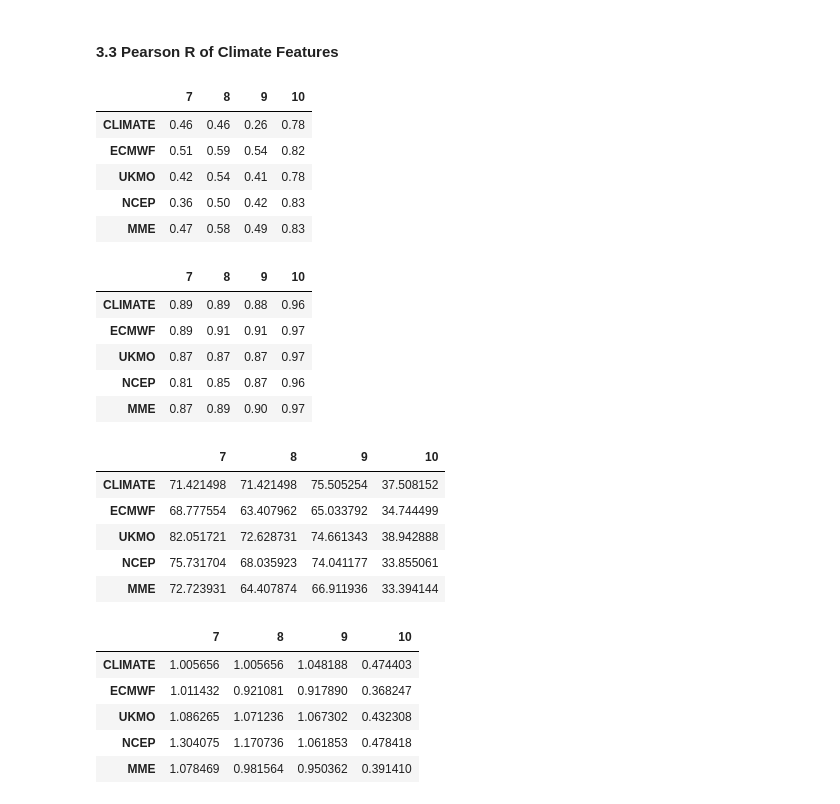
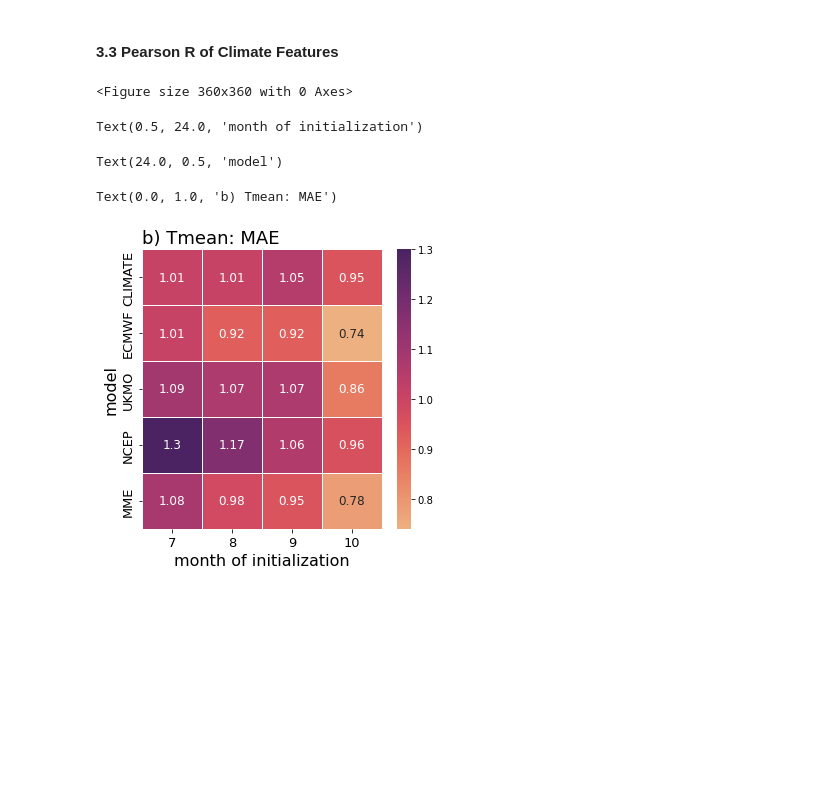
Before and after one commit to mzachow/wheat-yield-forecast-brazil, a Jupyter notebook: figures_for_manuscript.ipynb, the cells around one changed output. Saved outputs shown, nothing was run; the diff lists cells and outputs as text; code cells hidden in the pictures; blank space fills up the shorter version.

Commit message:
updates on figures

```diff
--- a/figures_for_manuscript.ipynb
+++ b/figures_for_manuscript.ipynb
@@ -227,32 +158,36 @@ for m in ["CLIMATE", "ECMWF", "UKMO", "NCEP", "MME"]:
-# %%
-results_rain.round(2)
-results_tmean.round(2)
-# %% [output]
-|  | 7 | 8 | 9 | 10 |
-| CLIMATE | 0.46 | 0.46 | 0.26 | 0.78 |
-| ECMWF | 0.51 | 0.59 | 0.54 | 0.82 |
-| UKMO | 0.42 | 0.54 | 0.41 | 0.78 |
-| NCEP | 0.36 | 0.50 | 0.42 | 0.83 |
-| MME | 0.47 | 0.58 | 0.49 | 0.83 |
-|  | 7 | 8 | 9 | 10 |
-| CLIMATE | 0.89 | 0.89 | 0.88 | 0.96 |
-| ECMWF | 0.89 | 0.91 | 0.91 | 0.97 |
-| UKMO | 0.87 | 0.87 | 0.87 | 0.97 |
-| NCEP | 0.81 | 0.85 | 0.87 | 0.96 |
-| MME | 0.87 | 0.89 | 0.90 | 0.97 |
-# %%
-results_rain
-results_tmean
-# %% [output]
-|  | 7 | 8 | 9 | 10 |
-| CLIMATE | 71.421498 | 71.421498 | 75.505254 | 37.508152 |
-| ECMWF | 68.777554 | 63.407962 | 65.033792 | 34.744499 |
-| UKMO | 82.051721 | 72.628731 | 74.661343 | 38.942888 |
-| NCEP | 75.731704 | 68.035923 | 74.041177 | 33.855061 |
-| MME | 72.723931 | 64.407874 | 66.911936 | 33.394144 |
-|  | 7 | 8 | 9 | 10 |
-| CLIMATE | 1.005656 | 1.005656 | 1.048188 | 0.474403 |
-| ECMWF | 1.011432 | 0.921081 | 0.917890 | 0.368247 |
-| UKMO | 1.086265 | 1.071236 | 1.067302 | 0.432308 |
-| NCEP | 1.304075 | 1.170736 | 1.061853 | 0.478418 |
-| MME | 1.078469 | 0.981564 | 0.950362 | 0.391410 |
+# %%
+forecast_models = ["CLIMATE", "ECMWF", "UKMO", "NCEP", "MME"]
+init_months = [7, 8, 9, 10]
+init_months_to_condition = {7:["Dec", "Dec"], 8:["Dec", "Dec"], 9:["Aug", "Aug"], 10: ["Aug", "Sep"]}
+results = pd.DataFrame(0, index=list(range(0,20)), columns=list(range(7,11)) + ["model", "variable", "metric"])
+results = results.assign(model=forecast_models * 4, variable=["Tmean"]*10 + ["Rain"]*10, metric=["MAE"]*5 + ["Pearson"]*5 + ["MAE"]*5 + ["Pearson"]*5)
+
+for m in forecast_models:
+    for var in ["Tmean", "Rain"]:
+        for im in init_months:
+            model = kfold_cv_dataset.loc[(kfold_cv_dataset["init_month"].isin([im])) & (kfold_cv_dataset["model"] == m), [c for c in kfold_cv_dataset.columns if ((var in c) or (c in ["model", "init_month"])) & ((init_months_to_condition[im][0] not in c) & (init_months_to_condition[im][1] not in c))]].reset_index(drop=True).set_index(["model", "init_month"]).values.reshape(1,-1).flatten()
+            observation = kfold_cv_dataset.loc[(kfold_cv_dataset["init_month"].isin([11])) & (kfold_cv_dataset["model"] == "WS"), [c for c in kfold_cv_dataset.columns if ((var in c) or (c in ["model", "init_month"])) & ((init_months_to_condition[im][0] not in c) & (init_months_to_condition[im][1] not in c))]].reset_index(drop=True).set_index(["model", "init_month"]).values.reshape(1,-1).flatten()
+
+            results.loc[(results["model"] == m) & (results["variable"] == var) & (results["metric"] == "MAE"), im] = sum(abs(model - observation))/model.shape[0]
+            results.loc[(results["model"] == m) & (results["variable"] == var) & (results["metric"] == "Pearson"), im] = pearsonr(model, observation)[0]
+
+
+for m in ["MAE"]:
+    for var in ["Tmean"]:
+        to_plot = results.loc[(results["variable"] == var) & (results["metric"] == m), list(range(7,11))+ ["model"]].set_index("model")
+        plt.figure(figsize = (5,5))
+        ax = sns.heatmap(data=to_plot.round(2), annot=True, linecolor="white", linewidths=1, fmt="g", cmap="flare", annot_kws={"size":12}) # other cmap for pearson is 'mako'
+        ax.set_xlabel("month of initialization", fontsize=16)
+        ax.set_ylabel("model", fontsize=16)
+        ax.set_title("b) Tmean: MAE", loc="left", fontsize=18)
+        ax.xaxis.set_tick_params(labelsize=13)
+        ax.yaxis.set_tick_params(labelsize=13, rotation=90)
+        plt.tight_layout()
+        plt.savefig("images/tmean_mae.png", dpi=1000)
+        plt.show();
+# %% [output]
+<Figure size 360x360 with 0 Axes>
+Text(0.5, 24.0, 'month of initialization')
+Text(24.0, 0.5, 'model')
+Text(0.0, 1.0, 'b) Tmean: MAE')
+[figure, added]
```
Also changed, not shown: parts of 5 cells of this notebook, 5 other files.
